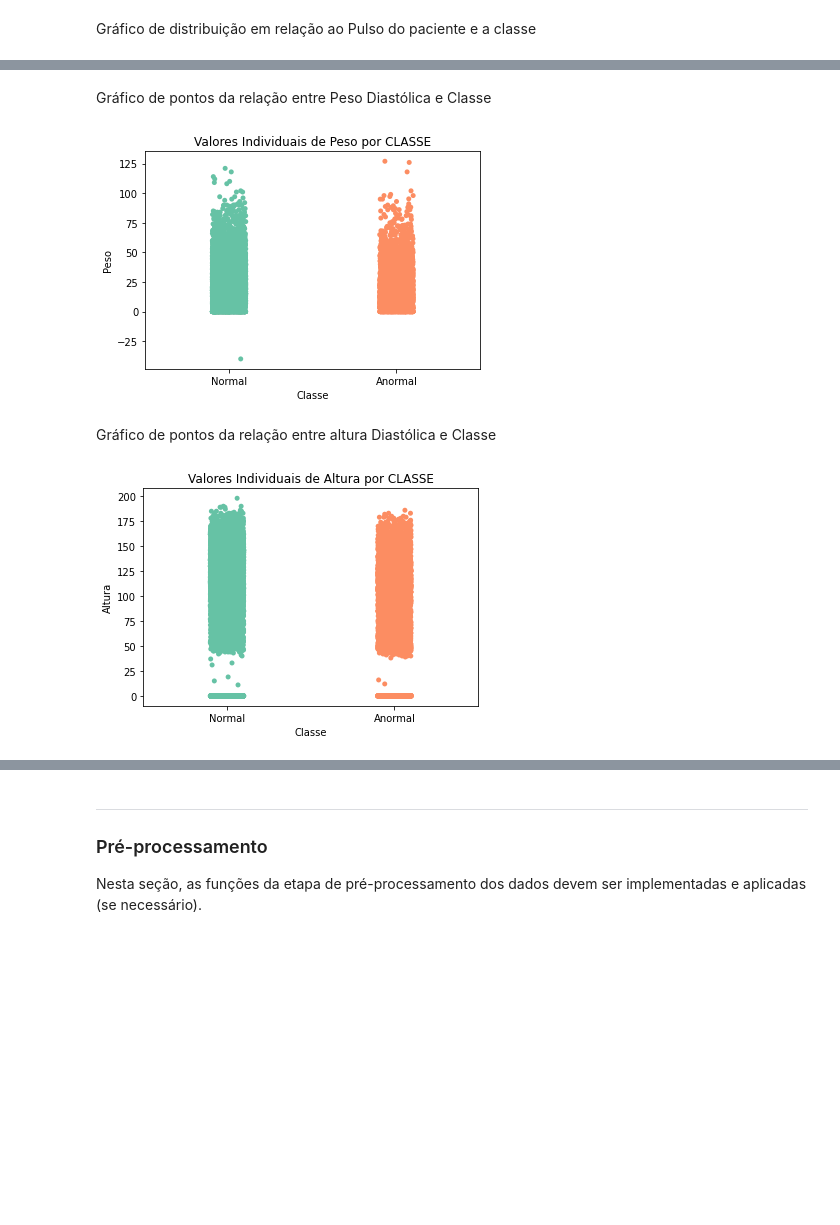
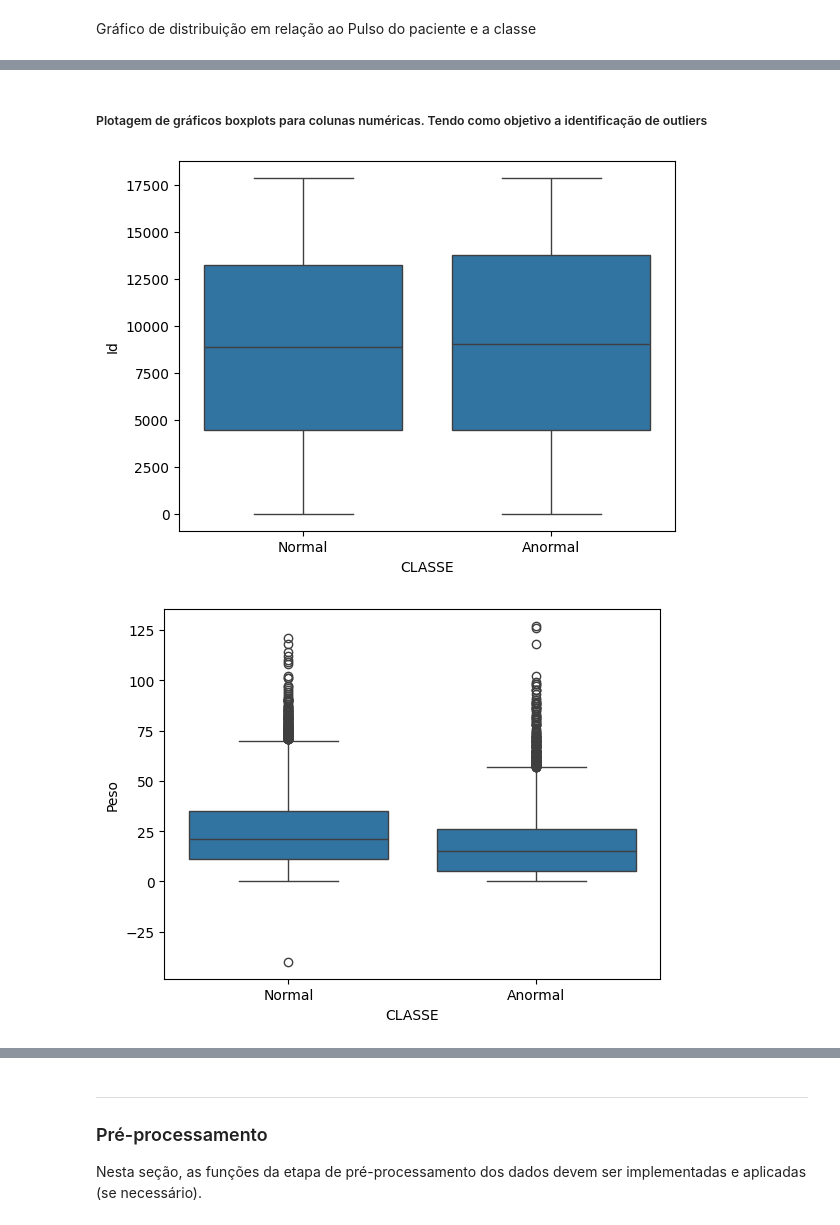
Before and after one commit to guisantoxxx/trabalho-AM, a Jupyter notebook: main.ipynb, the cells around one changed output, grey strips where cells are left out. Saved outputs shown, nothing was run; the diff lists cells and outputs as text; code cells hidden in the pictures; blank space fills up the shorter version.

Commit message:
adicao de graficos boxplot para colunas numericas

```diff
--- a/main.ipynb
+++ b/main.ipynb
@@ -250,20 +230,14 @@ plt.show()
-# %% [markdown]
-Gráfico de pontos da relação entre Peso Diastólica e Classe
-# %%
-sns.stripplot(data=dados_treino, x='CLASSE', y='Peso', jitter=True, palette='Set2')
-plt.title('Valores Individuais de Peso por CLASSE')
-plt.xlabel('Classe')
-plt.ylabel('Peso')
-plt.show()
-# %% [output]
-[figure, removed]
-# %% [markdown]
-Gráfico de pontos da relação entre altura Diastólica e Classe
-# %%
-sns.stripplot(data=dados_treino, x='CLASSE', y='Altura', jitter=True, palette='Set2')
-plt.title('Valores Individuais de Altura por CLASSE')
-plt.xlabel('Classe')
-plt.ylabel('Altura')
-plt.show()
-# %% [output]
-[figure, removed]
+# %% [markdown]
+##### Plotagem de gráficos boxplots para colunas numéricas. Tendo como objetivo a identificação de outliers
+# %%
+colunas_numericas = dados_treino.select_dtypes(include='number').columns
+
+for atributo in colunas_numericas:
+  plt.Figure(figsize=(8,8))
+
+  sns.boxplot(x = 'CLASSE', y = atributo, data = dados_treino, whis=1.5)
+
+  plt.show()
+# %% [output]
+[figure, added]
+[figure, added]
```
Also changed, not shown: parts of 12 cells of this notebook.
